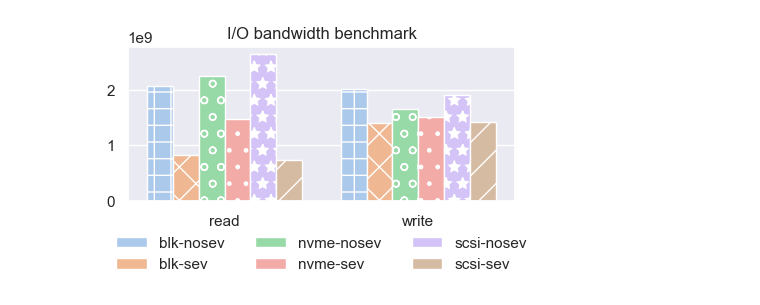
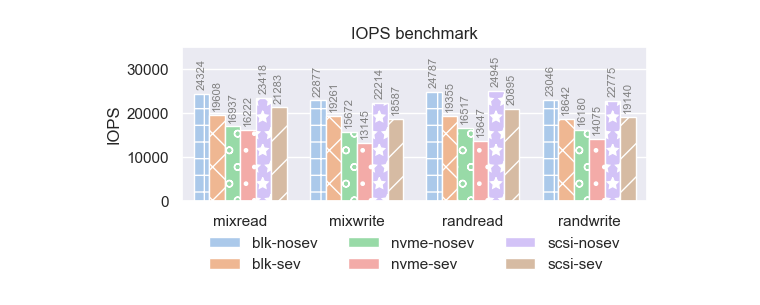
Before and after one commit to rcastellotti/gr, a Jupyter notebook: main.ipynb, the cells around one changed output. Cells and saved outputs as stored; diff of their text form; code cells hidden in the pictures.

```diff
--- a/main.ipynb
+++ b/main.ipynb
@@ -47,19 +31,4 @@ plt.show()
-# %%
-df=pd.read_csv("benchmarks/bw_results.csv")
-df = df.sort_values(['group', 'name'],ascending = [True, True])
-# print(df.to_latex(index=False))
-sns.set(rc={'figure.figsize':(5,2)})
-ax=sns.barplot(df, x="group",y="result",hue="name",orient="v", width=0.8, palette="pastel")
-ax.set(xlabel ="", ylabel = "", title ='I/O bandwidth benchmark')
-sns.move_legend(
-    ax, "lower center",
-    bbox_to_anchor=(0.5, -.55),
-    ncol=3,
-    title=None, frameon=False,
-)
-for i, container in enumerate(ax.containers):
-    for patch in container.patches:
-        patch.set_hatch(hatches[i % len(hatches)])
-plt.show()
-# %% [output]
-[figure, removed]
+# %%
+plot("benchmarks/iops_results.csv", title="IOPS benchmark", ylim=35000, ylabel="IOPS")
+# %% [output]
+[figure, added]
```
Also changed, not shown: parts of 5 cells of this notebook, 4 other files.
